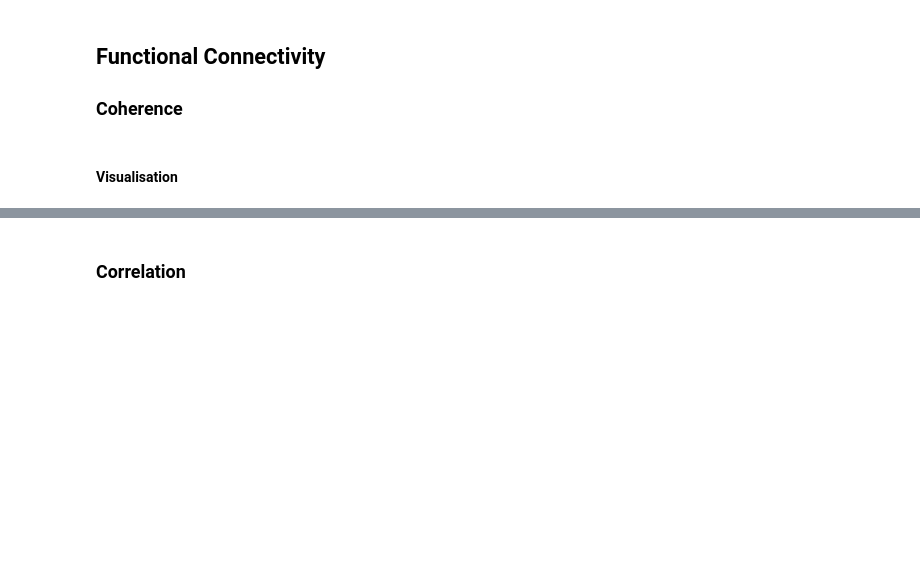
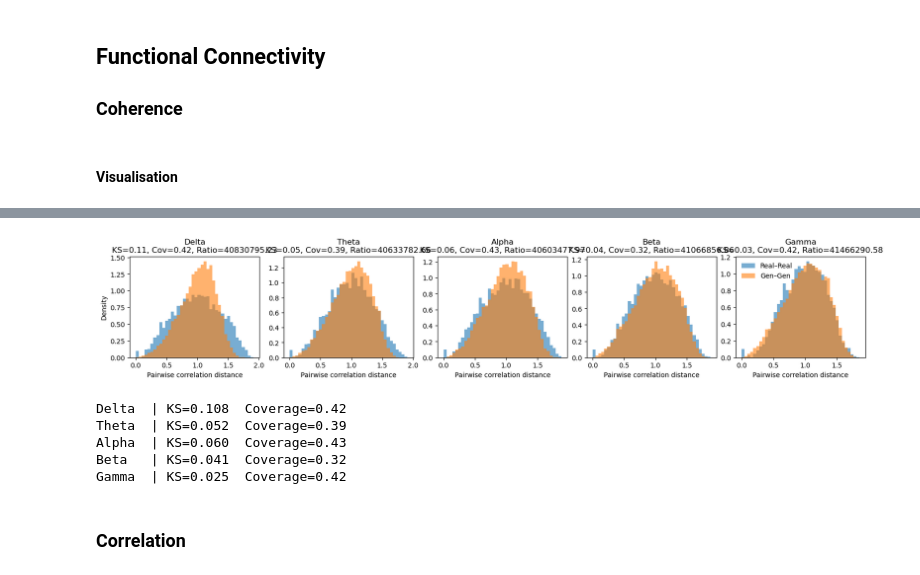
Before and after one commit to Yeganehfrh/EEGModalNet, a Jupyter notebook: notebooks/Supplementary Analysis.ipynb, the cells around one changed output, grey strips where cells are left out. Cells and saved outputs as stored; diff of their text form; code cells hidden in the pictures; blank space fills up the shorter version.

Commit message:
add topology of real and fake conn clouds

```diff
--- a/notebooks/Supplementary Analysis.ipynb
+++ b/notebooks/Supplementary Analysis.ipynb
@@ -542,3 +550,83 @@ Gamma : r_med=0.38 [IQR 0.29]  EMD=0.105 [IQR 0.051]
+# %%
+conn_real = np.load('logs/connectivities/conn_real.npy')
+conn_fake = np.load('logs/connectivities/conn_fake.npz.npy')
+from scipy.spatial.distance import pdist, cdist, squareform
+
+def edge_vectors(conn):
+    n_subj, n_ch, _, n_bands = conn.shape
+    iu = np.tril_indices(n_ch, k=-1)
+    V = conn[:, iu[0], iu[1], :].reshape(n_subj, iu[0].shape[0], n_bands)
+    return V
+
+def preprocess(V):
+    mu = V.mean(axis=0, keepdims=True)
+    sd = V.std(axis=0, keepdims=True)
+    keep = (sd > 0)
+    Vz = (V[:, keep[0, :]] - mu[:, keep[0, :]]) / (sd[:, keep[0, :]])
+    return Vz
+
+def nn_stats_corr(X_real, X_gen, ref_percentile=95, eps=1e-8):
+    Drg = cdist(X_gen, X_real, metric='correlation')  # gen->real
+    nn_gr = Drg.min(axis=1)
+
+    Drr = cdist(X_real, X_real, metric='correlation')
+    np.fill_diagonal(Drr, np.inf)
+    nn_rr = Drr.min(axis=1)
+
+    thresh = np.percentile(nn_rr, ref_percentile)
+    coverage = float(np.mean(nn_gr <= thresh))
+    ratio = float(np.median(nn_gr) / (np.median(nn_rr) + eps))
+    return nn_gr, nn_rr, coverage, ratio
+
+def geometry_analysis_corr(conn_real, conn_fake, band_names=None, bins=40):
+    from scipy.stats import ks_2samp
+    V_real = edge_vectors(conn_real)  # (n_subj, n_edges, n_bands)
+    V_gen  = edge_vectors(conn_fake)
+    n_subj, n_edges, n_bands = V_real.shape
+    if band_names is None:
+        band_names = ['Delta','Theta','Alpha','Beta','Gamma'][:n_bands]
+
+    KS, COV, RATIO = np.zeros(n_bands), np.zeros(n_bands), np.zeros(n_bands)
+
+    import matplotlib.pyplot as plt
+    fig, axes = plt.subplots(1, n_bands, figsize=(3.2*n_bands, 3.0), constrained_layout=True)
+
+    for b in range(n_bands):
+        Xr = preprocess(V_real[..., b])
+        Xg = preprocess(V_gen[..., b])
+
+        # within-set condensed distances (correlation distance)
+        Dr = pdist(Xr, metric='correlation')
+        Dg = pdist(Xg, metric='correlation')
+
+        KS[b] = ks_2samp(Dr, Dg).statistic
+        nn_gr, nn_rr, cov, rat = nn_stats_corr(Xr, Xg)
+        COV[b], RATIO[b] = cov, rat
+
+        ax = axes[b] if n_bands > 1 else axes
+        lo, hi = min(Dr.min(), Dg.min()), max(Dr.max(), Dg.max())
+        ax.hist(Dr, bins=bins, range=(lo, hi), alpha=0.6, density=True, label='Real–Real')
+        ax.hist(Dg, bins=bins, range=(lo, hi), alpha=0.6, density=True, label='Gen–Gen')
+        ax.set_title(f'{band_names[b]}\nKS={KS[b]:.02f}, Cov={cov:.02f}, Ratio={rat:.02f}')
+        ax.set_xlabel('Pairwise correlation distance')
+        if b == 0: ax.set_ylabel('Density')
+        if b == n_bands-1: ax.legend(frameon=False)
+
+    plt.show()
+
+    for b, name in enumerate(band_names):
+        print(f"{name:6s} | KS={KS[b]:.03f}  Coverage={COV[b]:.02f}")
+
+    return {'KS': KS, 'coverage': COV, 'ratio': RATIO}
+
+results = geometry_analysis_corr(conn_real, conn_fake, band_names=['Delta','Theta','Alpha','Beta','Gamma'])
+# %% [output]
+[figure, added]
+Delta  | KS=0.108  Coverage=0.42
+Theta  | KS=0.052  Coverage=0.39
+Alpha  | KS=0.060  Coverage=0.43
+Beta   | KS=0.041  Coverage=0.32
+Gamma  | KS=0.025  Coverage=0.42
 # %% [markdown]
 ### Correlation
 # %%
```
Also changed, not shown: parts of 4 cells of this notebook.
